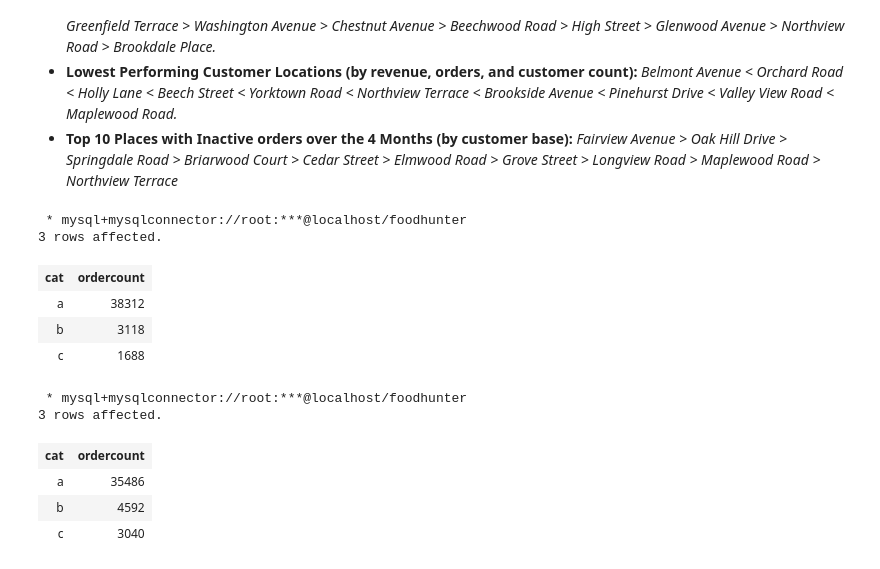
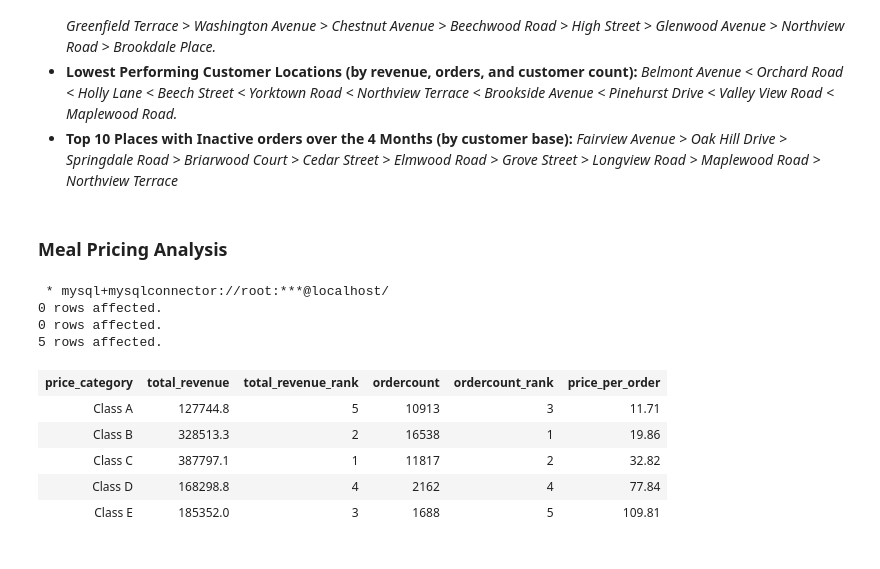
Before and after one commit to VigneshKanna18/foodhunter-revenue-drop-analysis, a Jupyter notebook: foodhunter analysis.ipynb, the cells around one changed output. Drawn from its saved outputs; the diff is of its cells as text; code cells hidden in the pictures.

Commit message:
add latest analysis

```diff
--- a/foodhunter analysis.ipynb
+++ b/foodhunter analysis.ipynb
@@ -901,47 +1039,51 @@ limit 20;
 <i> Belmont Avenue < Orchard Road < Holly Lane < Beech Street < Yorktown Road < Northview Terrace < Brookside Avenue < Pinehurst Drive < Valley View Road < Maplewood Road. </i>
 * <b> Top 10 Places with Inactive orders over the 4 Months (by customer base): </b>
 <i> Fairview Avenue > Oak Hill Drive > Springdale Road > Briarwood Court > Cedar Street > Elmwood Road > Grove Street > Longview Road > Maplewood Road > Northview Terrace </i>
+# %% [markdown]
+### <b> Meal Pricing Analysis </b>
 # %%
 %%sql
 
+drop view if exists foodhunter_reports.price_category_ordercount_revenue;
+
+create view foodhunter_reports.price_category_ordercount_revenue as
 select
-cat,
-count(distinct order_id) as ordercount
+price_category,
+total_revenue,
+dense_rank() over(order by total_revenue desc) as total_revenue_rank,
+ordercount,
+dense_rank() over(order by ordercount desc) as ordercount_rank,
+round(total_revenue / ordercount, 2) as price_per_order
 from
-(select
-*,
-case when total_price between 3 and 50 then "a"
-when total_price between 51 and 100 then "b"
-when total_price between 101 and 150 then "c"
-end as cat
-from orders) q1
-group by cat;
+  (select
+    price_category,
+    count(distinct order_id) as ordercount,
+    round(sum(final_price), 2) as total_revenue
+   from
+     (select
+       *,
+       case when total_price between 3 and 10 then "Class A"
+         when total_price between 11 and 25 then "Class B"
+         when total_price between 26 and 60 then "Class C"
+         when total_price between 61 and 100 then "Class D"
+         when total_price between 101 and 150 then "Class E"
+       end as price_category
+      from foodhunter.orders) q1
+   group by price_category) q2
+order by price_category;
+
+select
+*
+from
+foodhunter_reports.price_category_ordercount_revenue;
 # %% [output]
- * mysql+mysqlconnector://root:***@localhost/foodhunter
-3 rows affected.
+ * mysql+mysqlconnector://root:***@localhost/
+0 rows affected.
+0 rows affected.
+5 rows affected.
-| cat | ordercount |
-| a | 38312 |
-| b | 3118 |
-| c | 1688 |
+| price_category | total_revenue | total_revenue_rank | ordercount | ordercount_rank | price_per_order |
+| Class A | 127744.8 | 5 | 10913 | 3 | 11.71 |
+| Class B | 328513.3 | 2 | 16538 | 1 | 19.86 |
+| Class C | 387797.1 | 1 | 11817 | 2 | 32.82 |
+| Class D | 168298.8 | 4 | 2162 | 4 | 77.84 |
+| Class E | 185352.0 | 3 | 1688 | 5 | 109.81 |
-# %%
-%%sql
-
-select
-cat,
-count(distinct order_id) as ordercount
-from
-(select
-*,
-case when total_price between 3 and 40 then "a"
-when total_price between 41 and 80 then "b"
-when total_price between 81 and 150 then "c"
-end as cat
-from orders) q1
-group by cat;
-# %% [output]
- * mysql+mysqlconnector://root:***@localhost/foodhunter
-3 rows affected.
-| cat | ordercount |
-| a | 35486 |
-| b | 4592 |
-| c | 3040 |
```
Also changed, not shown: parts of 39 cells of this notebook, 4 other files.
